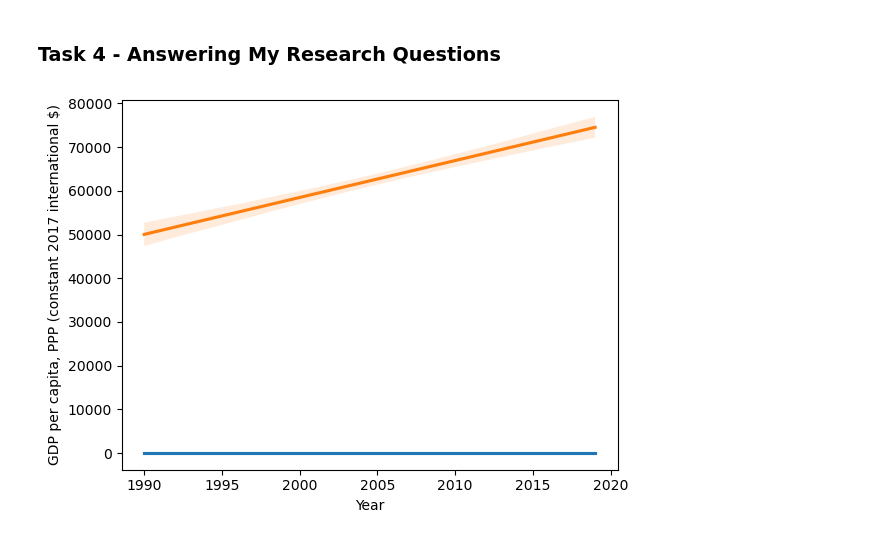
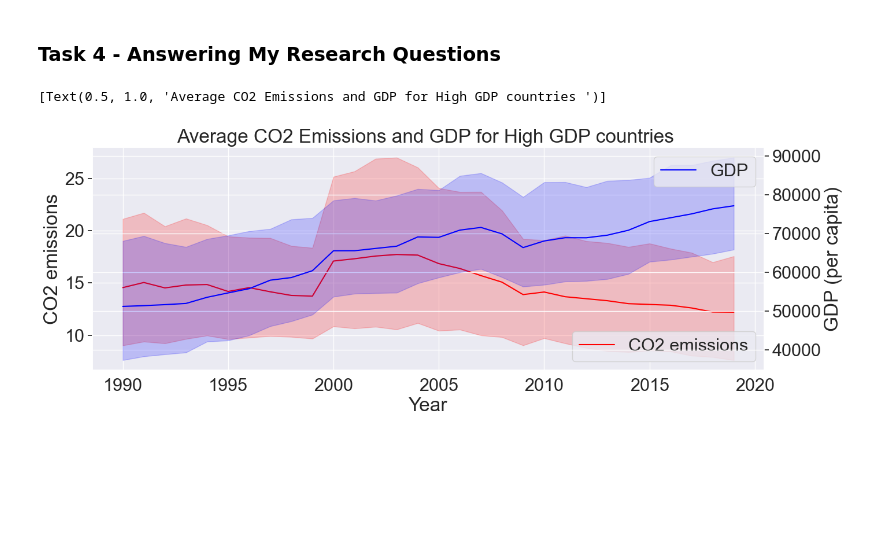
Before and after one commit to ubco-W2022T1-cosc301/project-group42, a Jupyter notebook: notebooks/analysis2.ipynb, the cells around one changed output. Saved outputs shown, nothing was run; the diff lists cells and outputs as text; code cells hidden in the pictures; blank space fills up the shorter version.

```diff
--- a/notebooks/analysis2.ipynb
+++ b/notebooks/analysis2.ipynb
@@ -159,0 +243,11 @@ It  should also be noted that the metric tons (of CO2 emissions) per capita for
+# %%
+#Analysis for 15 countries with the lowest GDP
+plt.figure(figsize=(15,5))
+
+lowGDP = sns.lineplot(data=dataGDP, x="Year", y="GDP per capita, PPP (constant 2017 international $)", hue="Country Name", hue_order=listBottom15)
+
+plt.legend(bbox_to_anchor=(1.02, 1), loc='upper left', borderaxespad=0)
+
+sns.set(font_scale=2)
+lowGDP.set(title='GDP (per capita) - High GDP Countries')
+lowGDP.set_ylabel("GDP")
@@ -166,0 +351,6 @@ It  should also be noted that the metric tons (of CO2 emissions) per capita for
+# %%
+
+import project_function2 as p2
+emissionsData = p2.load_and_process_emissions2('../data/raw/CO2emissions.csv')
+gdpData = p2.load_and_process_GDP2('../data/raw/gdp-per-capita-worldbank.csv')
+emissionsAndGDP = p2.load_and_process_GDP_Emissions2('../data/processed/modifiedEmissions.csv', '../data/processed/modifiedGDP.csv')
@@ -199,16 +373,31 @@ gdpCO2Analysis.to_csv(r'../data/processed/CO2AndGDPAnalysis.csv', index=False)
 # %%
 #Research Question 1
 
-#Analysis for top 15 richest countries
-gdpCO2AnalysisDeveloped = gdpCO2Analysis[gdpCO2Analysis["GDP - PPP Ranking"] == "Top 15"]
-sns.regplot(x = "Year",
-            y = "CO2 emissions",
-            data = gdpCO2AnalysisDeveloped, scatter = False)
+#Analysis for high GDP countries
+plt.figure(figsize=(15,5))
 
-sns.regplot(x = "Year",
-            y = "GDP per capita, PPP (constant 2017 international $)",
-            data = gdpCO2AnalysisDeveloped, scatter = False)
+gdpCO2AnalysisHighGDP = emissionsAndGDP[emissionsAndGDP['GDP - PPP Ranking'] == "Top 15"]
+plotEmissions = sns.lineplot(x="Year",
+                             y="CO2 emissions",
+                             data=gdpCO2AnalysisHighGDP,
+                             color='red',
+                             label="CO2 emissions"
 
-plt.show()
+                            )
+
+ax2 = plotEmissions.twinx()
+plotGDP = sns.lineplot(x="Year",
+                       y="GDP per capita, PPP (constant 2017 international $)",
+                       ax = ax2,
+                       data=gdpCO2AnalysisHighGDP,
+                        color='blue',
+                       label="GDP"
+                      )
+
+plotEmissions.legend(ncol=2, loc="lower right", frameon=True)
+
+plotGDP.set(ylabel = "GDP (per capita)")
+plotGDP.set(title='Average CO2 Emissions and GDP for High GDP countries ')
 # %% [output]
+[Text(0.5, 1.0, 'Average CO2 Emissions and GDP for High GDP countries ')]
-[figure, old version]
+[figure, new version]
```
Also changed, not shown: parts of 41 cells of this notebook, 5 other files.
